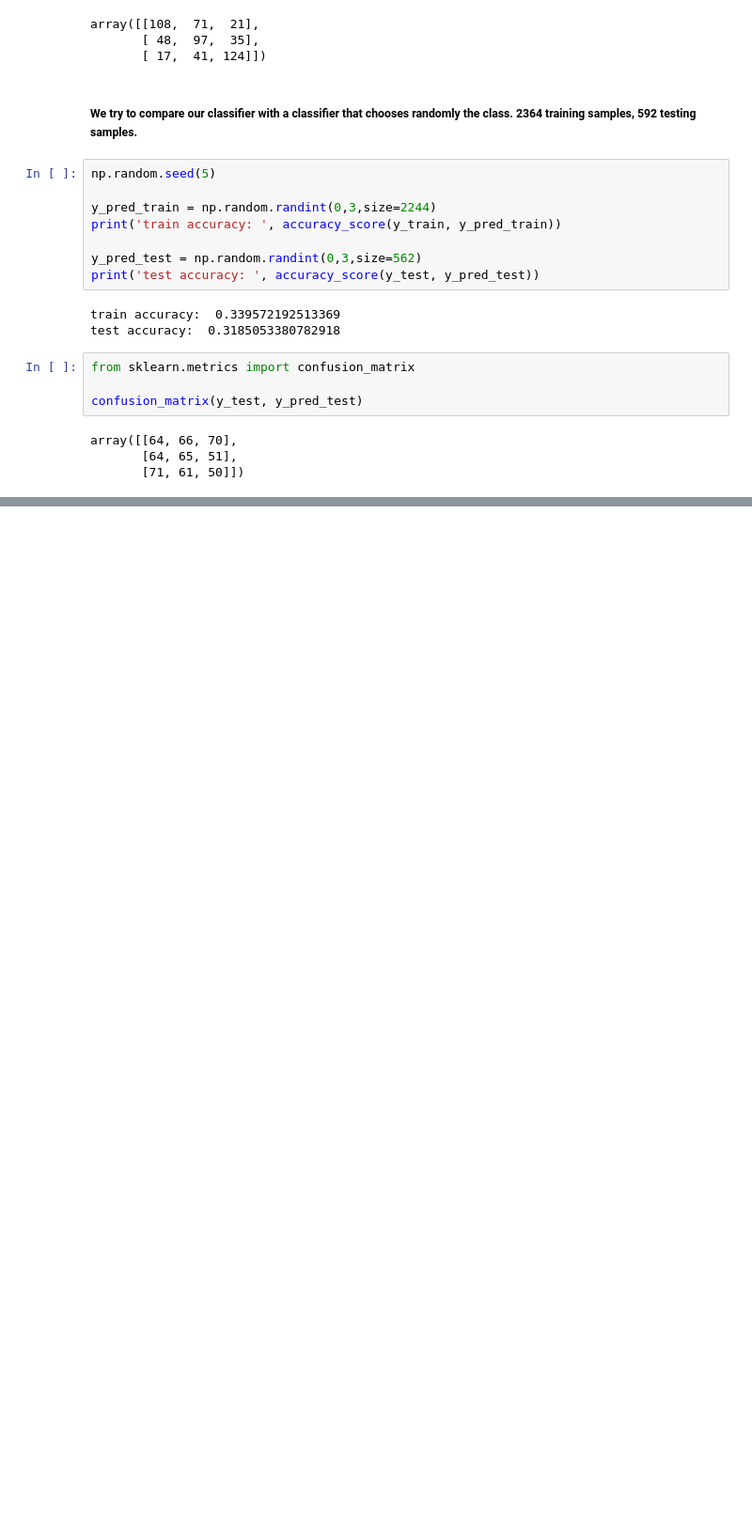
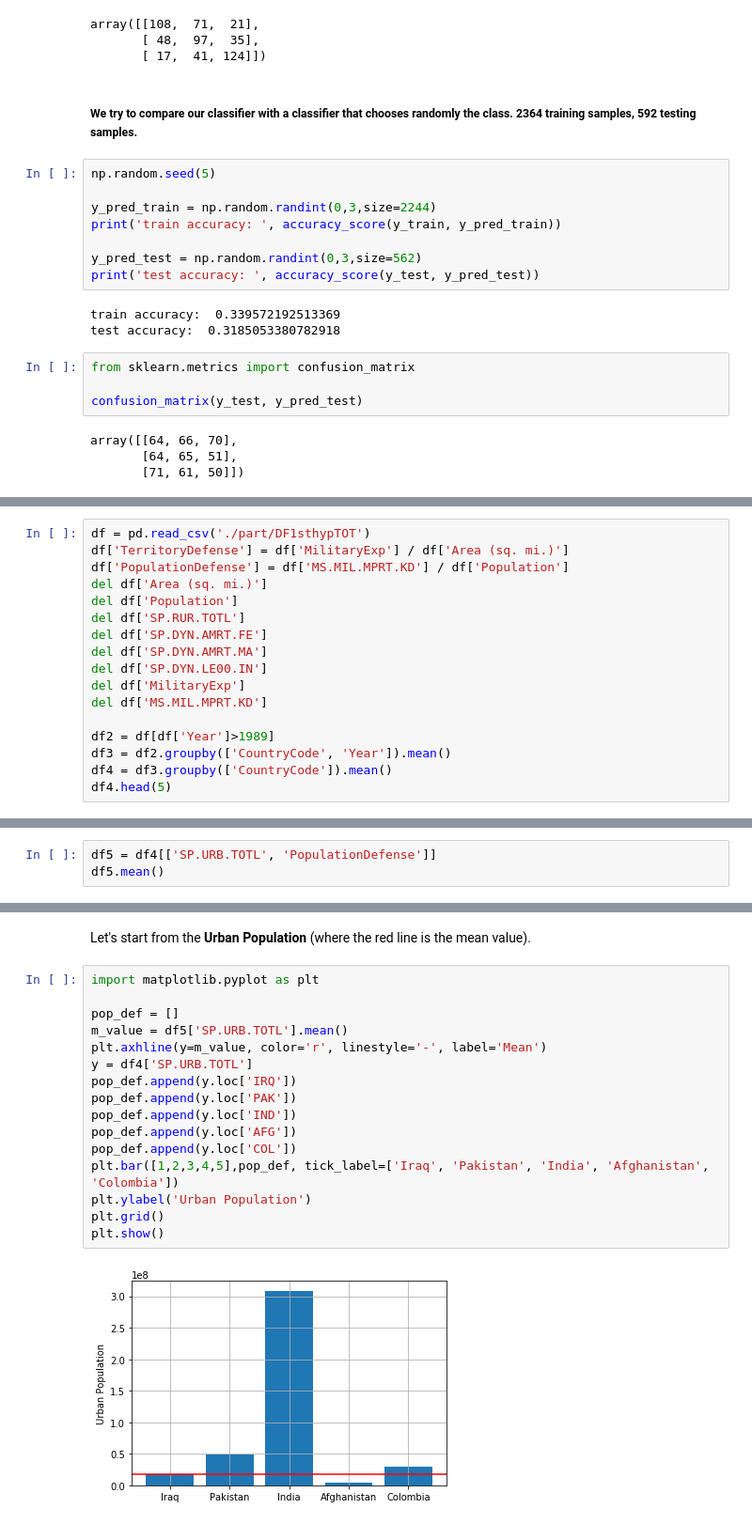
Before and after one commit to AndreaCurtoni/TerrorismDSBA, a Jupyter notebook: First hyp ML.ipynb, the cells around one changed output, grey strips where cells are left out. Shown at 94% size. Saved outputs shown, nothing was run; the diff lists cells and outputs as text; blank space fills up the shorter version.

```diff
--- a/First hyp ML.ipynb
+++ b/First hyp ML.ipynb
@@ -435,0 +449,17 @@ df3.groupby(['CountryCode']).mean().head(5)
+# %%
+df = pd.read_csv('./part/DF1sthypTOT')
+df['TerritoryDefense'] = df['MilitaryExp'] / df['Area (sq. mi.)']
+df['PopulationDefense'] = df['MS.MIL.MPRT.KD'] / df['Population']
+del df['Area (sq. mi.)']
+del df['Population']
+del df['SP.RUR.TOTL']
+del df['SP.DYN.AMRT.FE']
+del df['SP.DYN.AMRT.MA']
+del df['SP.DYN.LE00.IN']
+del df['MilitaryExp']
+del df['MS.MIL.MPRT.KD']
+
+df2 = df[df['Year']>1989]
+df3 = df2.groupby(['CountryCode', 'Year']).mean()
+df4 = df3.groupby(['CountryCode']).mean()
+df4.head(5)
@@ -435,0 +477,3 @@ df3.groupby(['CountryCode']).mean().head(5)
+# %%
+df5 = df4[['SP.URB.TOTL', 'PopulationDefense']]
+df5.mean()
@@ -435,0 +509,20 @@ df3.groupby(['CountryCode']).mean().head(5)
+# %% [markdown]
+Let's start from the <strong>Urban Population</strong> (where the red line is the mean value).
+# %%
+import matplotlib.pyplot as plt
+
+pop_def = []
+m_value = df5['SP.URB.TOTL'].mean()
+plt.axhline(y=m_value, color='r', linestyle='-', label='Mean')
+y = df4['SP.URB.TOTL']
+pop_def.append(y.loc['IRQ'])
+pop_def.append(y.loc['PAK'])
+pop_def.append(y.loc['IND'])
+pop_def.append(y.loc['AFG'])
+pop_def.append(y.loc['COL'])
+plt.bar([1,2,3,4,5],pop_def, tick_label=['Iraq', 'Pakistan', 'India', 'Afghanistan', 'Colombia'])
+plt.ylabel('Urban Population')
+plt.grid()
+plt.show()
+# %% [output]
+[figure, added]
```
Also changed, not shown: parts of 20 cells of this notebook.
